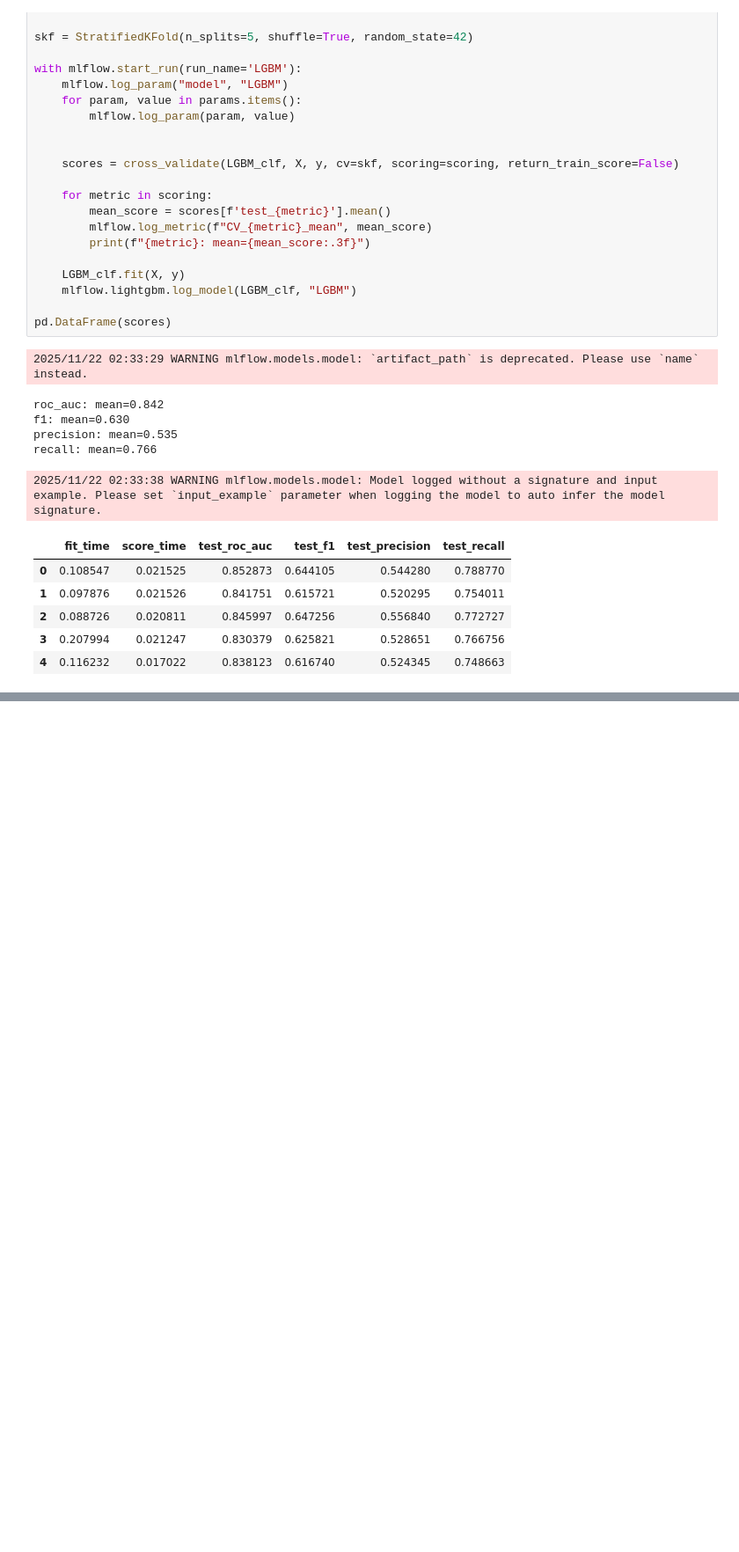
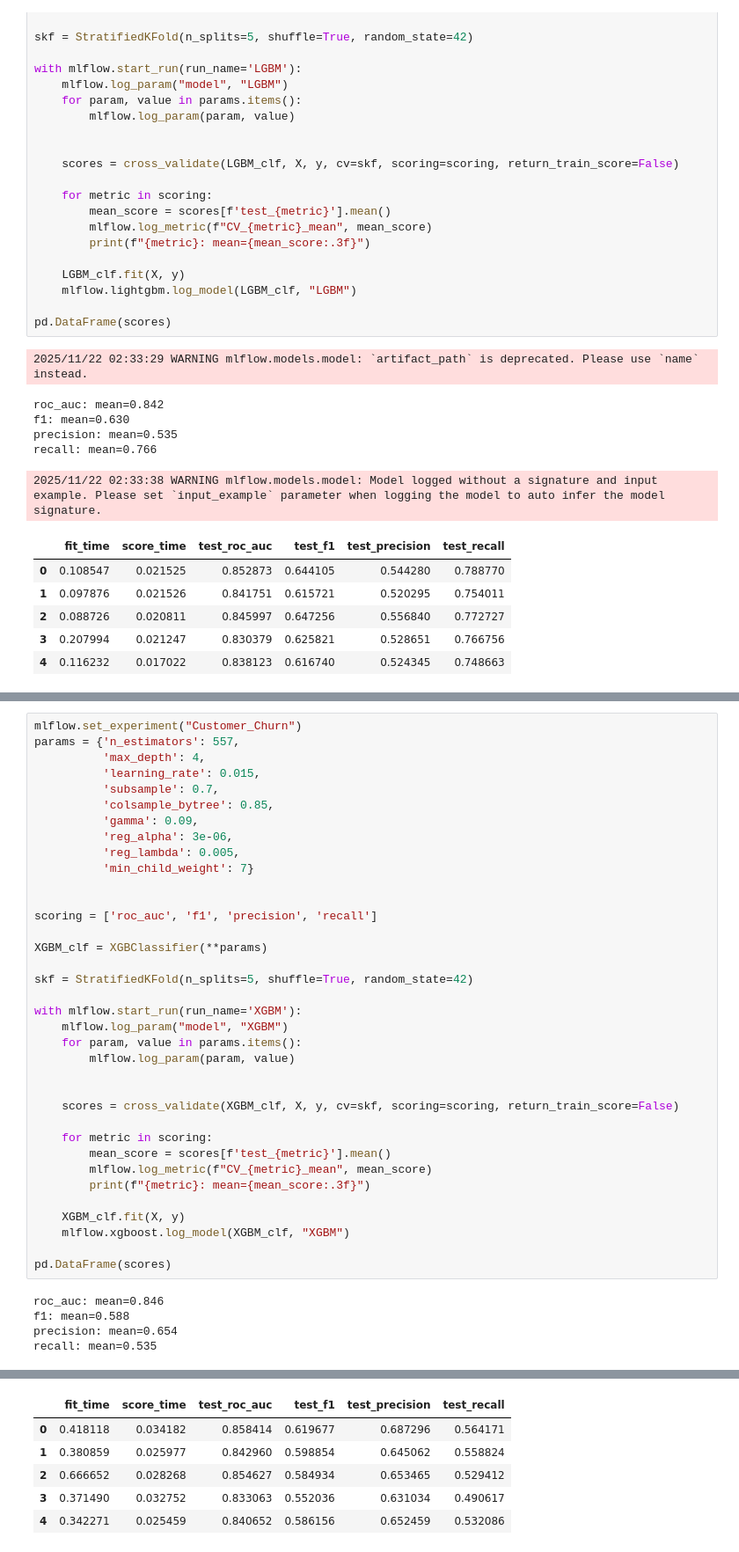
Before and after one commit to StoryTeller72/CUSTOMER-CHURN-PREDICTION, a Jupyter notebook: notebooks/trainModels.ipynb, the cells around one changed output, grey strips where cells are left out. Shown: that part at 88% size. Saved outputs shown, nothing was run; the diff lists cells and outputs as text; blank space fills up the shorter version.

Commit message:
Finished_XGBM

```diff
--- a/notebooks/trainModels.ipynb
+++ b/notebooks/trainModels.ipynb
@@ -399,0 +452,41 @@ recall: mean=0.766
+# %%
+mlflow.set_experiment("Customer_Churn")
+params = {'n_estimators': 557,
+          'max_depth': 4,
+          'learning_rate': 0.015,
+          'subsample': 0.7,
+          'colsample_bytree': 0.85,
+          'gamma': 0.09,
+          'reg_alpha': 3e-06,
+          'reg_lambda': 0.005,
+          'min_child_weight': 7}
+
+
+scoring = ['roc_auc', 'f1', 'precision', 'recall']
+
+XGBM_clf = XGBClassifier(**params)
+
+skf = StratifiedKFold(n_splits=5, shuffle=True, random_state=42)
+
+with mlflow.start_run(run_name='XGBM'):
+    mlflow.log_param("model", "XGBM")
+    for param, value in params.items():
+        mlflow.log_param(param, value)
+
+
+    scores = cross_validate(XGBM_clf, X, y, cv=skf, scoring=scoring, return_train_score=False)
+
+    for metric in scoring:
+        mean_score = scores[f'test_{metric}'].mean()
+        mlflow.log_metric(f"CV_{metric}_mean", mean_score)
+        print(f"{metric}: mean={mean_score:.3f}")
+
+    XGBM_clf.fit(X, y)
+    mlflow.xgboost.log_model(XGBM_clf, "XGBM")
+
+pd.DataFrame(scores)
+# %% [output]
+roc_auc: mean=0.846
+f1: mean=0.588
+precision: mean=0.654
+recall: mean=0.535
@@ -399,0 +495,6 @@ recall: mean=0.766
+|  | fit_time | score_time | test_roc_auc | test_f1 | test_precision | test_recall |
+| 0 | 0.418118 | 0.034182 | 0.858414 | 0.619677 | 0.687296 | 0.564171 |
+| 1 | 0.380859 | 0.025977 | 0.842960 | 0.598854 | 0.645062 | 0.558824 |
+| 2 | 0.666652 | 0.028268 | 0.854627 | 0.584934 | 0.653465 | 0.529412 |
+| 3 | 0.371490 | 0.032752 | 0.833063 | 0.552036 | 0.631034 | 0.490617 |
+| 4 | 0.342271 | 0.025459 | 0.840652 | 0.586156 | 0.652459 | 0.532086 |
```
Also changed, not shown: parts of 5 cells of this notebook, 45 other files.
